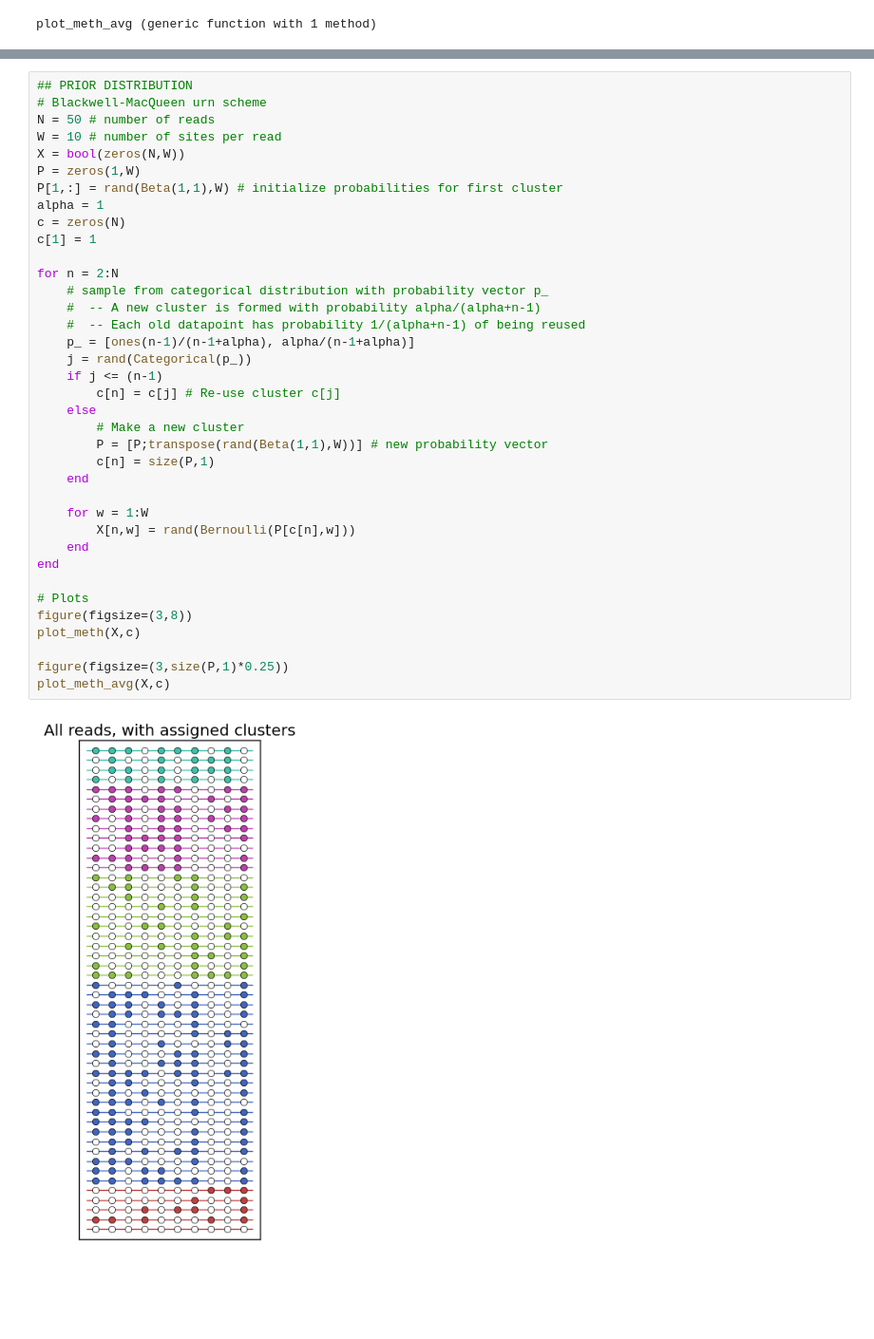
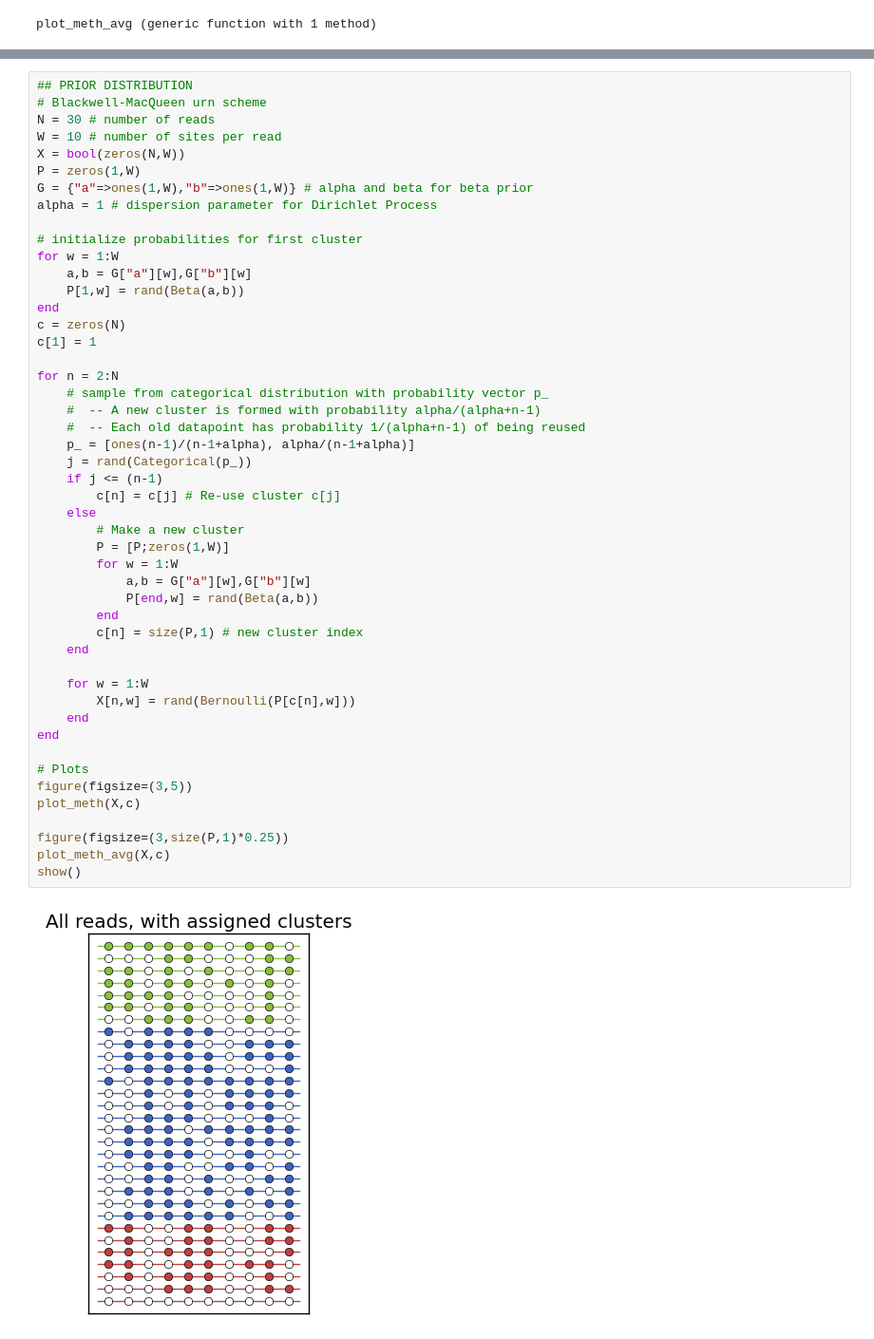
Before and after one commit to emukamel/notebooks, a Jupyter notebook: DNAmeth/Blackwell-MacQueen.ipynb, the cells around one changed output, grey strips where cells are left out. Shown at 95% size. Saved outputs shown, nothing was run; the diff lists cells and outputs as text; blank space fills up the shorter version.

```diff
--- a/DNAmeth/Blackwell-MacQueen.ipynb
+++ b/DNAmeth/Blackwell-MacQueen.ipynb
@@ -64,39 +96,50 @@ plot_meth_avg (generic function with 1 method)
 # %%
 ## PRIOR DISTRIBUTION
 # Blackwell-MacQueen urn scheme
-N = 50 # number of reads
+N = 30 # number of reads
 W = 10 # number of sites per read
 X = bool(zeros(N,W))
 P = zeros(1,W)
-P[1,:] = rand(Beta(1,1),W) # initialize probabilities for first cluster
-alpha = 1
+G = {"a"=>ones(1,W),"b"=>ones(1,W)} # alpha and beta for beta prior
+alpha = 1 # dispersion parameter for Dirichlet Process
+
+# initialize probabilities for first cluster
+for w = 1:W
+    a,b = G["a"][w],G["b"][w]
+    P[1,w] = rand(Beta(a,b))
+end
 c = zeros(N)
 c[1] = 1
 
 for n = 2:N
     # sample from categorical distribution with probability vector p_
     #  -- A new cluster is formed with probability alpha/(alpha+n-1)
     #  -- Each old datapoint has probability 1/(alpha+n-1) of being reused
     p_ = [ones(n-1)/(n-1+alpha), alpha/(n-1+alpha)]
     j = rand(Categorical(p_))
     if j <= (n-1)
         c[n] = c[j] # Re-use cluster c[j]
     else
         # Make a new cluster
-        P = [P;transpose(rand(Beta(1,1),W))] # new probability vector
-        c[n] = size(P,1)
+        P = [P;zeros(1,W)]
+        for w = 1:W
+            a,b = G["a"][w],G["b"][w]
+            P[end,w] = rand(Beta(a,b))
+        end
+        c[n] = size(P,1) # new cluster index
     end
 
     for w = 1:W
         X[n,w] = rand(Bernoulli(P[c[n],w]))
     end
 end
 
 # Plots
-figure(figsize=(3,8))
+figure(figsize=(3,5))
 plot_meth(X,c)
 
 figure(figsize=(3,size(P,1)*0.25))
 plot_meth_avg(X,c)
+show()
 # %% [output]
-[figure, old version]
+[figure, new version]
```
Also changed, not shown: parts of 4 cells of this notebook, 8 other files.
